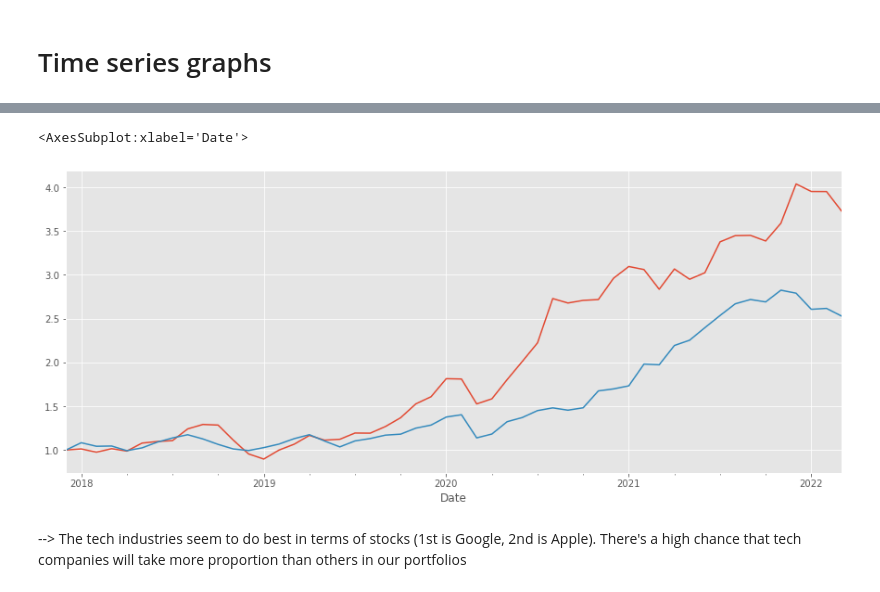
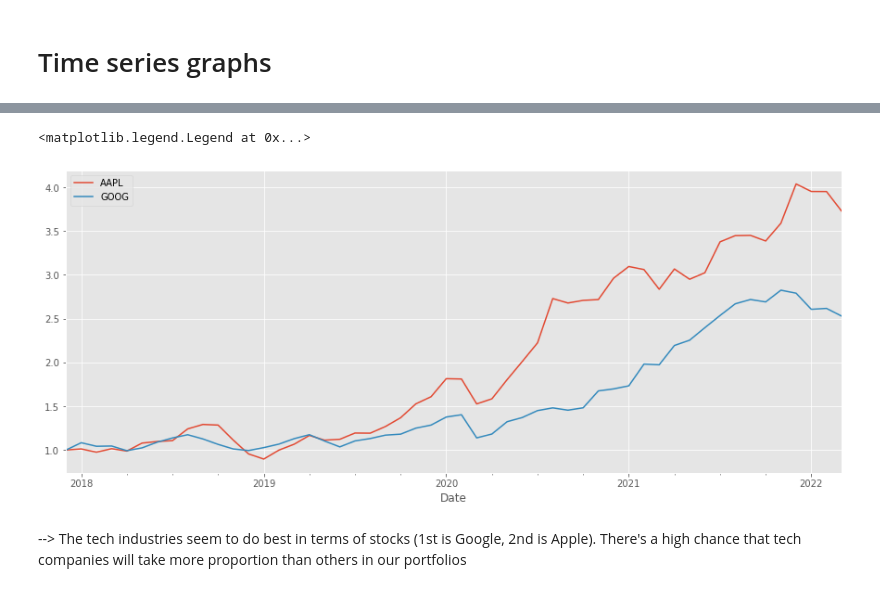
Before and after one commit to Royleong31/Stock-Portfolio-Optimiser, a Jupyter notebook: EDA/stocks.ipynb, the cells around one changed output, grey strips where cells are left out. Saved outputs shown, nothing was run; the diff lists cells and outputs as text; code cells hidden in the pictures.

```diff
--- a/EDA/stocks.ipynb
+++ b/EDA/stocks.ipynb
@@ -163,9 +144,10 @@ plt.show()
 # %%
-stockAdjustedPrice['AAPL'].plot(figsize=[15,6])
-stockAdjustedPrice['GOOG'].plot(figsize=[15,6])
+stockAdjustedPrice['AAPL'].plot(figsize=[15,6], label="AAPL")
+stockAdjustedPrice['GOOG'].plot(figsize=[15,6], label="GOOG")
+plt.legend(loc="upper left")
 # %% [output]
-<AxesSubplot:xlabel='Date'>
+<matplotlib.legend.Legend at 0x...>
-[figure, old version]
+[figure, new version]
 # %% [markdown]
 --> The tech industries seem to do best in terms of stocks (1st is Google, 2nd is Apple). There's a high chance that tech companies will take more proportion than others in our portfolios
 # %%
```
Also changed, not shown: parts of 7 cells of this notebook, 1 other file.
